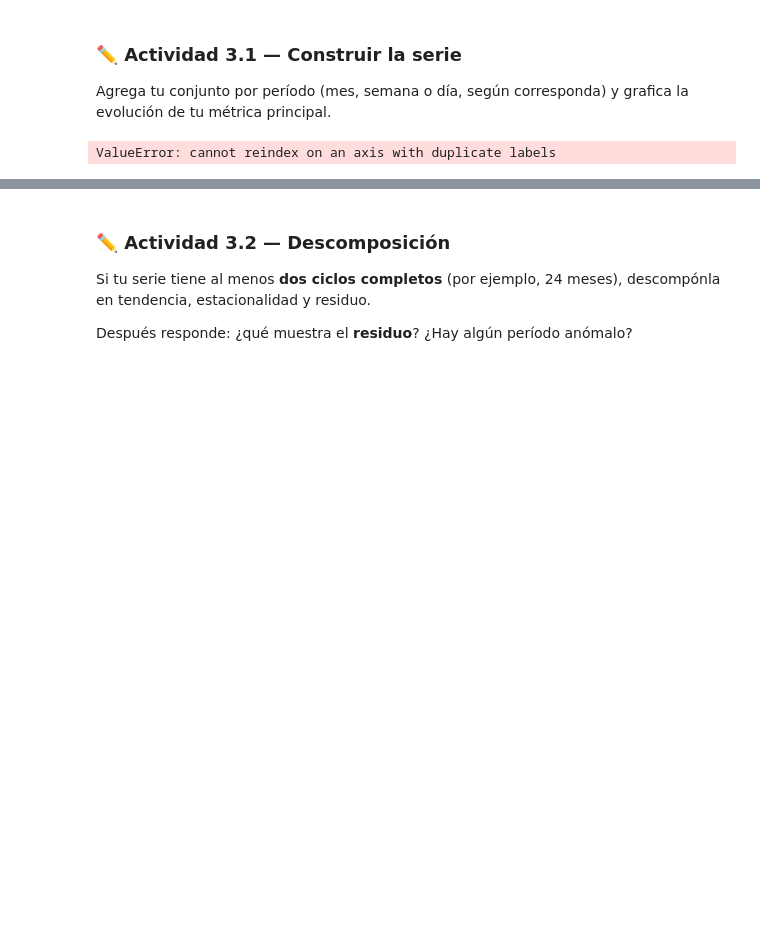
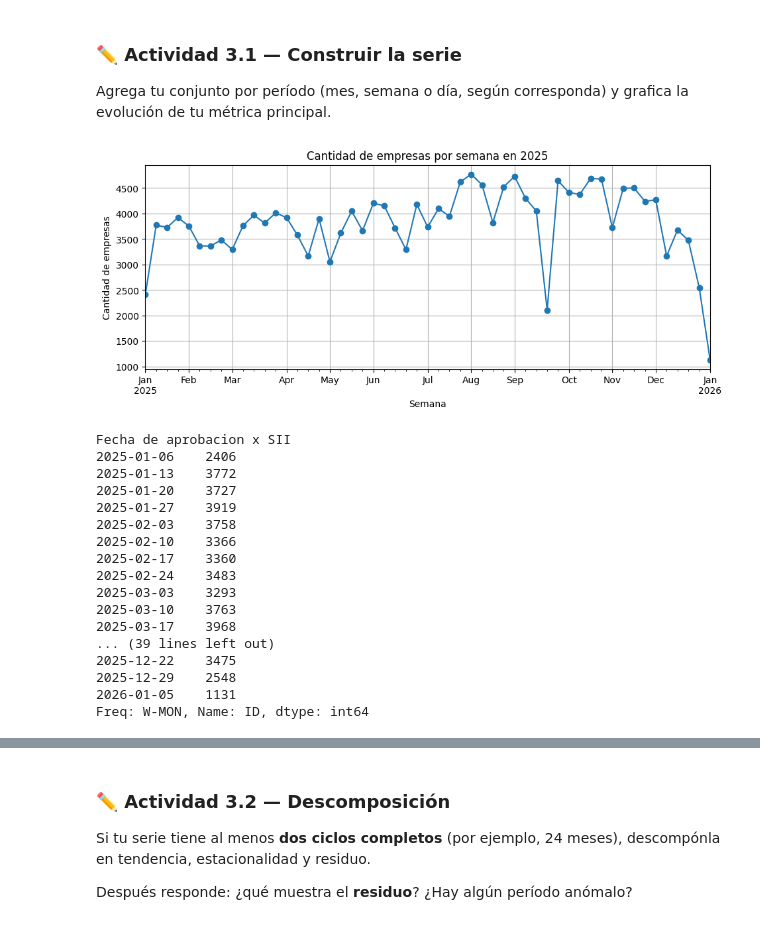
Before and after one commit to beneducarrco99/Laboratorio_3_Semana_3_CDD_Carrasco_Benjamin, a Jupyter notebook: S3_Notebook_Laboratorio_CDD_Carrasco_Benjamin.ipynb, the cells around one changed output, grey strips where cells are left out. Saved outputs shown, nothing was run; the diff lists cells and outputs as text; code cells hidden in the pictures; blank space fills up the shorter version.

```diff
--- a/S3_Notebook_Laboratorio_CDD_Carrasco_Benjamin.ipynb
+++ b/S3_Notebook_Laboratorio_CDD_Carrasco_Benjamin.ipynb
@@ -297,17 +297,46 @@ _Tu conclusión sobre ese par. ¿Hay relación real, o hay un confundidor? ¿Cu
 ### ✏️ Actividad 3.1 — Construir la serie
 
 Agrega tu conjunto por período (mes, semana o día, según corresponda) y grafica la evolución de tu métrica principal.
-# %%
-# Tu código aquí. Sugerencia:
-# df['fecha'] = pd.to_datetime(df['TU_COLUMNA_FECHA'])
-# serie = df.set_index('fecha')['TU_METRICA'].resample('MS').sum()
-# serie.plot(title='Evolución mensual'); plt.show()
-df['Fecha de aprobacion x SII'] = pd.to_datetime(df['Fecha de aprobacion x SII'])
-df = df.set_index('Fecha de aprobacion x SII').asfreq('MS')
-print('Período:', df.index.min().strftime('%Y-%m'), 'a', df.index.max().strftime('%Y-%m'),
-      f'· {len(df)} meses')
-
-df['ID'].unique.plot(title='Consumo eléctrico mensual (GWh)')
-plt.ylabel('GWh'); plt.show()
-# %% [output]
-ValueError: cannot reindex on an axis with duplicate labels
+# %%
+# Tu código aquí. Sugerencia:
+# df['fecha'] = pd.to_datetime(df['TU_COLUMNA_FECHA'])
+# serie = df.set_index('fecha')['TU_METRICA'].resample('MS').sum()
+# serie.plot(title='Evolución mensual'); plt.show()
+
+# Agrupamos por todas las semanas del 2025 a contar del lunes
+serie = df.set_index('Fecha de aprobacion x SII')['ID'].resample('W-MON').count()
+
+# Graficar
+serie.plot(figsize=(11, 4), marker='o')
+plt.title('Cantidad de empresas por semana en 2025')
+plt.xlabel('Semana'); plt.ylabel('Cantidad de empresas'); plt.grid(True); plt.show()
+
+#Valores exactos
+print(serie.round(2))
+
+#agrupado por Region Tributaria
+meses = ['Enero', 'Febrero', 'Marzo', 'Abril', 'Mayo', 'Junio', 'Julio',
+         'Agosto', 'Septiembre', 'Octubre', 'Noviembre', 'Diciembre']
+tabla_mensual = df.groupby(
+    ['Region Tributaria', 'Mes']
+)['ID'].count().unstack().reindex(columns=meses)
+display(tabla_mensual.round(2))
+# %% [output]
+[figure, added]
+Fecha de aprobacion x SII
+2025-01-06    2406
+2025-01-13    3772
+2025-01-20    3727
+2025-01-27    3919
+2025-02-03    3758
+2025-02-10    3366
+2025-02-17    3360
+2025-02-24    3483
+2025-03-03    3293
+2025-03-10    3763
+2025-03-17    3968
+... (39 lines left out)
+2025-12-22    3475
+2025-12-29    2548
+2026-01-05    1131
+Freq: W-MON, Name: ID, dtype: int64
```
Also changed, not shown: parts of 7 cells of this notebook.
